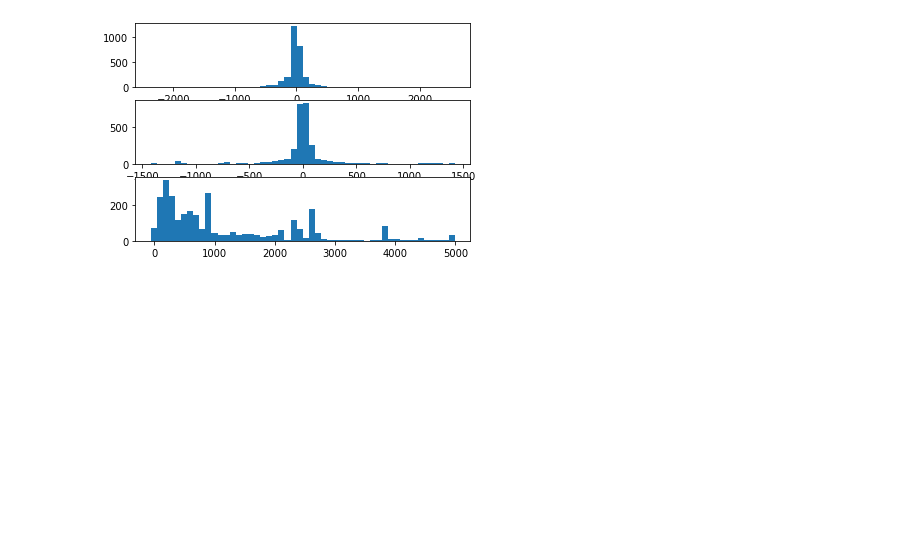
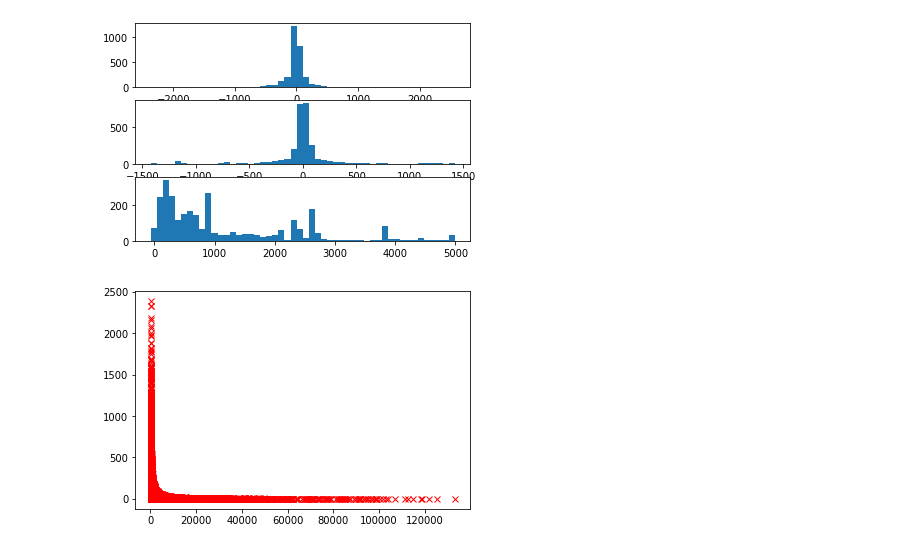
Before and after one commit to wthornton18/msci-brem-reconstruction, a Jupyter notebook: src/graphing.ipynb, the cells around one changed output. Saved outputs shown, nothing was run; the diff lists cells and outputs as text; code cells hidden in the pictures; blank space fills up the shorter version.

```diff
--- a/src/graphing.ipynb
+++ b/src/graphing.ipynb
@@ -81,3 +81,9 @@ axes[2].hist(ovz, bins=50)
 plt.show()
 # %% [output]
 [figure]
+# %%
+from psiK import get_uncertainty_graphs
+
+get_uncertainty_graphs('1000ev.root')
+# %% [output]
+[figure, added]
```
Also changed, not shown: parts of 3 cells of this notebook, 4 other files.
